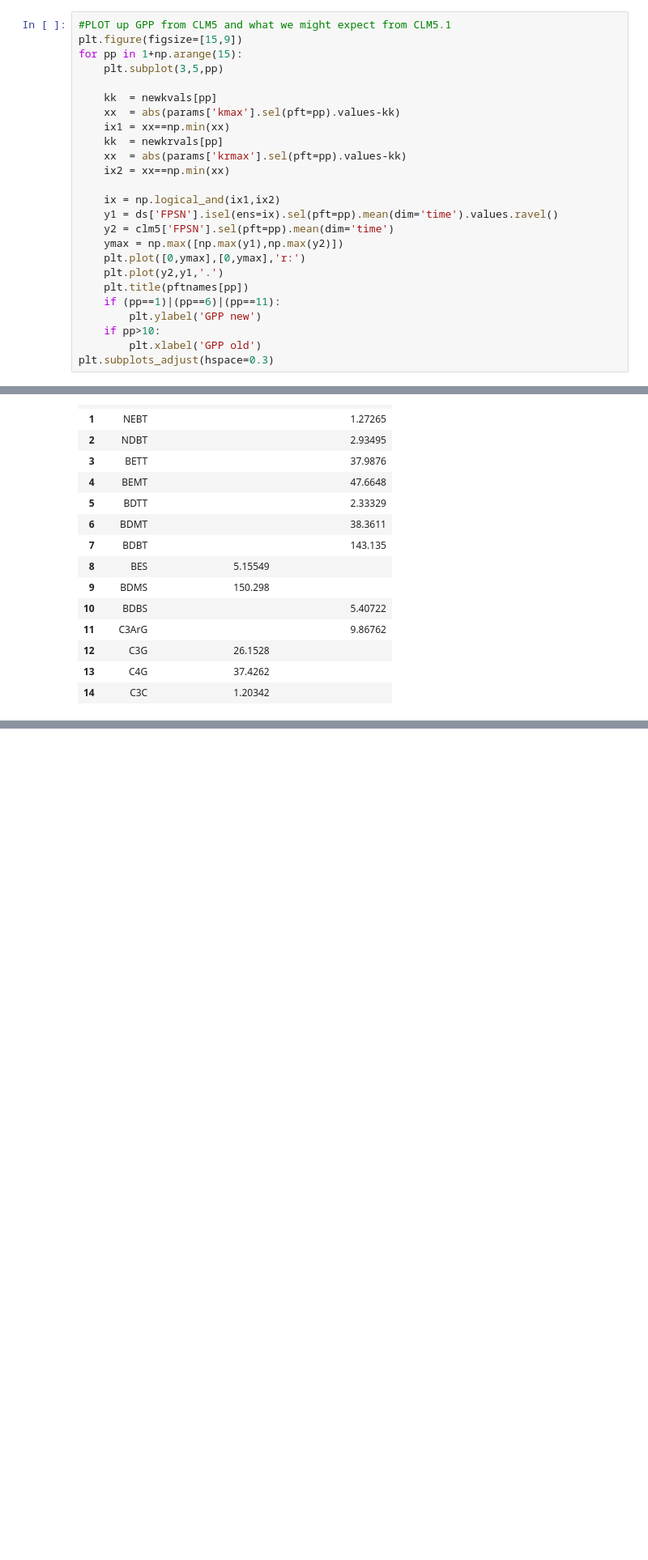
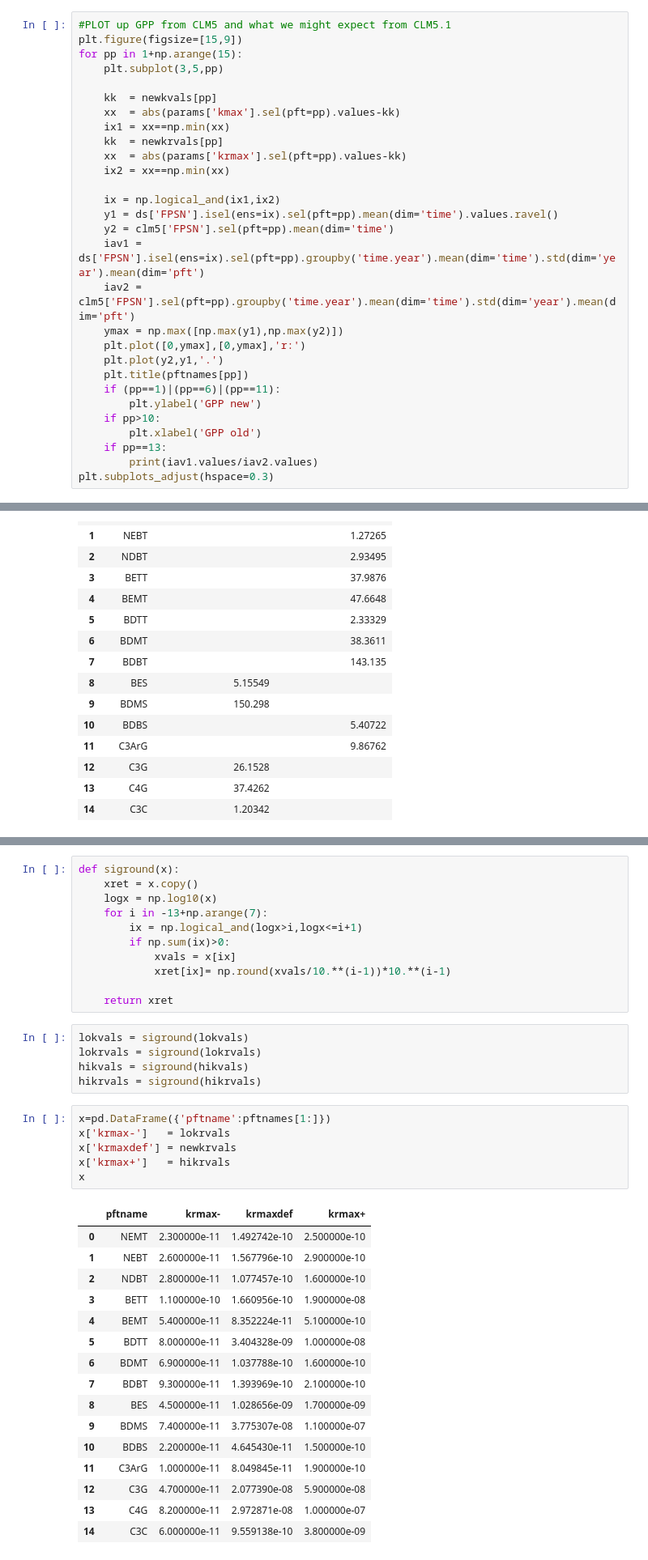
Before and after one commit to djk2120/CLM5PPE, a Jupyter notebook: pyth/PHSparams.ipynb, the cells around one changed output, grey strips where cells are left out. Shown: that part at 81% size. Cells and saved outputs as stored; diff of their text form; blank space fills up the shorter version.

```diff
--- a/pyth/PHSparams.ipynb
+++ b/pyth/PHSparams.ipynb
@@ -381,6 +386,8 @@ for pp in 1+np.arange(15):
     ix = np.logical_and(ix1,ix2)
     y1 = ds['FPSN'].isel(ens=ix).sel(pft=pp).mean(dim='time').values.ravel()
     y2 = clm5['FPSN'].sel(pft=pp).mean(dim='time')
+    iav1 = ds['FPSN'].isel(ens=ix).sel(pft=pp).groupby('time.year').mean(dim='time').std(dim='year').mean(dim='pft')
+    iav2 = clm5['FPSN'].sel(pft=pp).groupby('time.year').mean(dim='time').std(dim='year').mean(dim='pft')
     ymax = np.max([np.max(y1),np.max(y2)])
     plt.plot([0,ymax],[0,ymax],'r:')
     plt.plot(y2,y1,'.')
@@ -389,5 +396,7 @@ for pp in 1+np.arange(15):
         plt.ylabel('GPP new')
     if pp>10:
         plt.xlabel('GPP old')
+    if pp==13:
+        print(iav1.values/iav2.values)
 plt.subplots_adjust(hspace=0.3)
 # %% [output]
@@ -450,0 +572,39 @@ how many times higher or lower is the new krmax relative to CLM5?
+# %%
+def siground(x):
+    xret = x.copy()
+    logx = np.log10(x)
+    for i in -13+np.arange(7):
+        ix = np.logical_and(logx>i,logx<=i+1)
+        if np.sum(ix)>0:
+            xvals = x[ix]
+            xret[ix]= np.round(xvals/10.**(i-1))*10.**(i-1)
+
+    return xret
+# %%
+lokvals = siground(lokvals)
+lokrvals = siground(lokrvals)
+hikvals = siground(hikvals)
+hikrvals = siground(hikrvals)
+# %%
+x=pd.DataFrame({'pftname':pftnames[1:]})
+x['krmax-']   = lokrvals
+x['krmaxdef'] = newkrvals
+x['krmax+']   = hikrvals
+x
+# %% [output]
+|  | pftname | krmax- | krmaxdef | krmax+ |
+| 0 | NEMT | 2.300000e-11 | 1.492742e-10 | 2.500000e-10 |
+| 1 | NEBT | 2.600000e-11 | 1.567796e-10 | 2.900000e-10 |
+| 2 | NDBT | 2.800000e-11 | 1.077457e-10 | 1.600000e-10 |
+| 3 | BETT | 1.100000e-10 | 1.660956e-10 | 1.900000e-08 |
+| 4 | BEMT | 5.400000e-11 | 8.352224e-11 | 5.100000e-10 |
+| 5 | BDTT | 8.000000e-11 | 3.404328e-09 | 1.000000e-08 |
+| 6 | BDMT | 6.900000e-11 | 1.037788e-10 | 1.600000e-10 |
+| 7 | BDBT | 9.300000e-11 | 1.393969e-10 | 2.100000e-10 |
+| 8 | BES | 4.500000e-11 | 1.028656e-09 | 1.700000e-09 |
+| 9 | BDMS | 7.400000e-11 | 3.775307e-08 | 1.100000e-07 |
+| 10 | BDBS | 2.200000e-11 | 4.645430e-11 | 1.500000e-10 |
+| 11 | C3ArG | 1.000000e-11 | 8.049845e-11 | 1.900000e-10 |
+| 12 | C3G | 4.700000e-11 | 2.077390e-08 | 5.900000e-08 |
+| 13 | C4G | 8.200000e-11 | 2.972871e-08 | 1.000000e-07 |
+| 14 | C3C | 6.000000e-11 | 9.559138e-10 | 3.800000e-09 |
```
Also changed, not shown: parts of 10 cells of this notebook.
